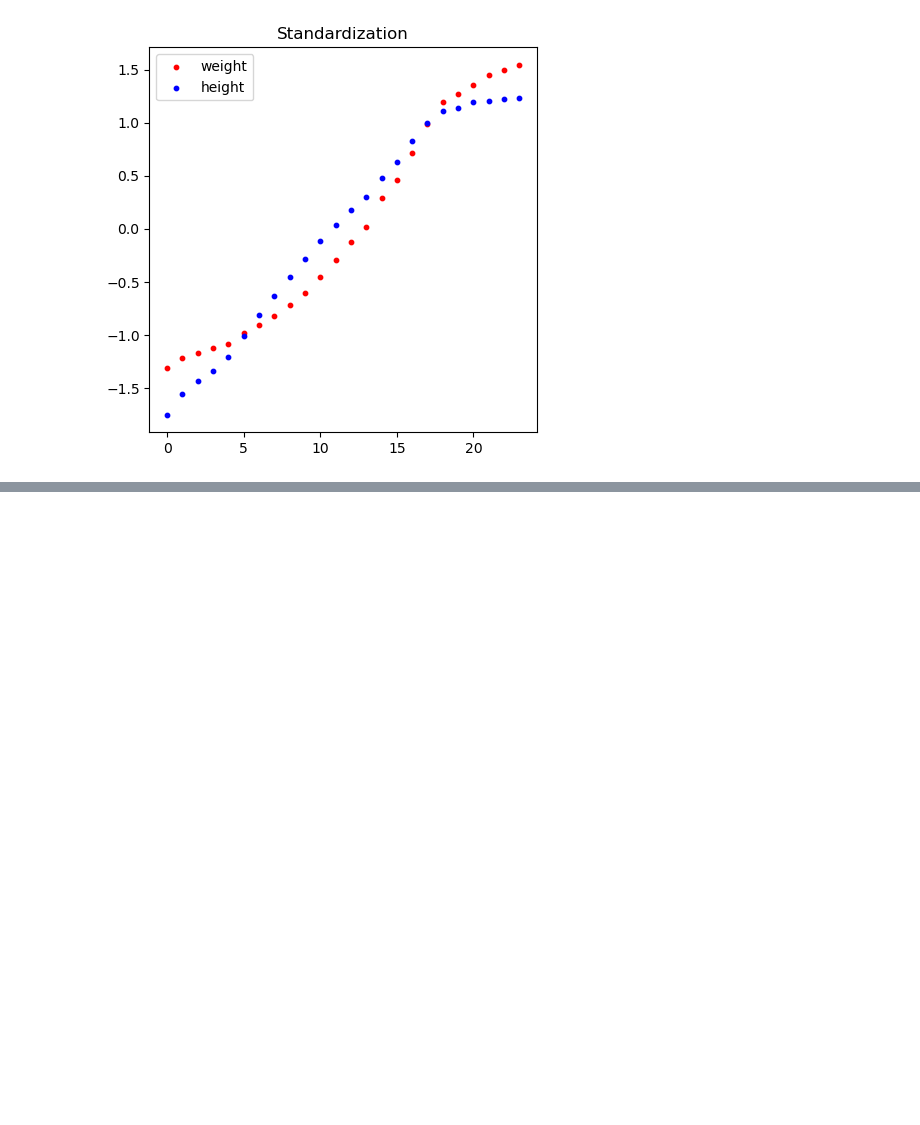
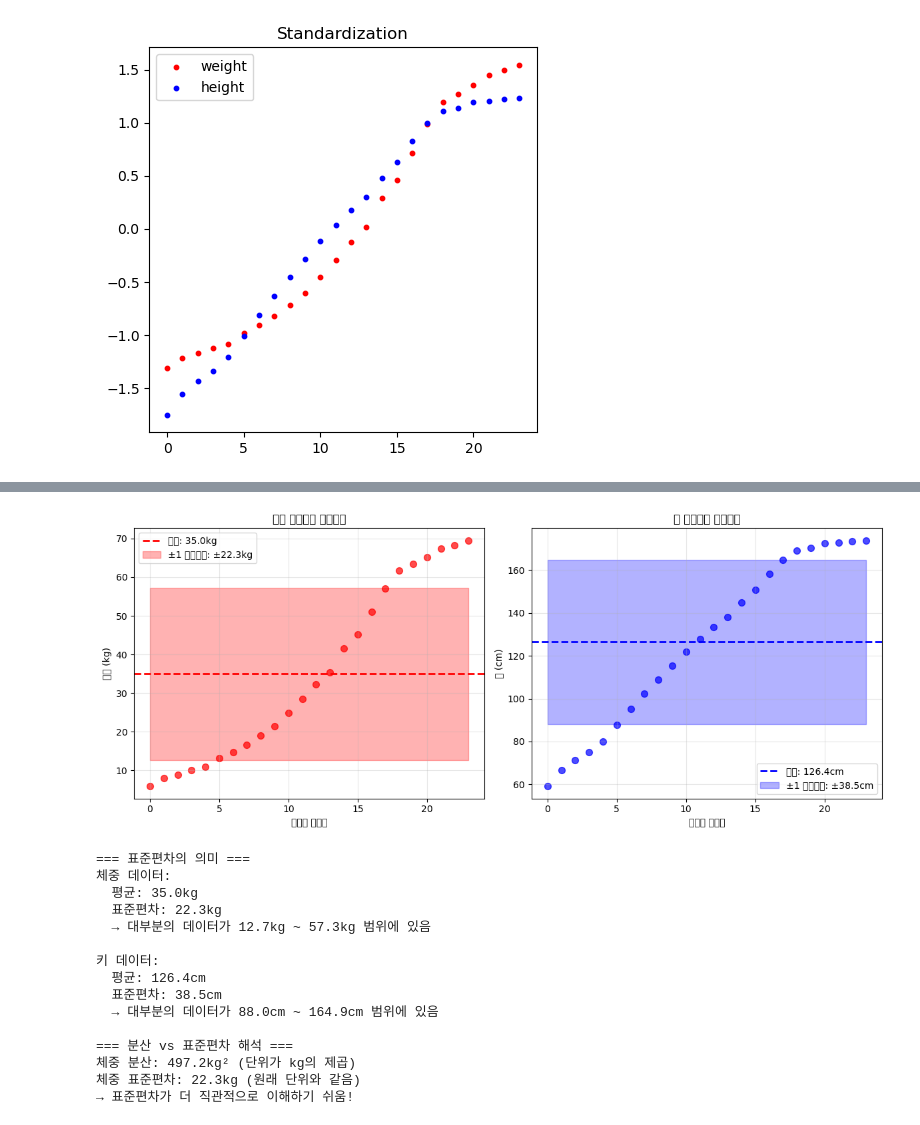
Before and after one commit to zzangdol1029/zzangdol, a Jupyter notebook: apprentice/3주차/lec03_3_normalization_for_student.ipynb, the cells around one changed output, grey strips where cells are left out. Saved outputs shown, nothing was run; the diff lists cells and outputs as text; code cells hidden in the pictures; blank space fills up the shorter version.

```diff
--- a/apprentice/3주차/lec03_3_normalization_for_student.ipynb
+++ b/apprentice/3주차/lec03_3_normalization_for_student.ipynb
@@ -66,0 +148,69 @@ plt.show()
+# %%
+# 시각적으로 분산과 표준편차 이해하기
+import matplotlib.pyplot as plt
+
+# 그래프 생성
+fig, (ax1, ax2) = plt.subplots(1, 2, figsize=(12, 5))
+
+# 체중 데이터 시각화
+ax1.scatter(range(len(weight)), weight, color='red', alpha=0.7, s=50)
+ax1.axhline(y=weight_mean, color='red', linestyle='--', linewidth=2, label=f'평균: {weight_mean:.1f}kg')
+ax1.fill_between(range(len(weight)),
+                 weight_mean - weight_std,
+                 weight_mean + weight_std,
+                 alpha=0.3, color='red', label=f'±1 표준편차: ±{weight_std:.1f}kg')
+ax1.set_title('체중 데이터와 표준편차')
+ax1.set_xlabel('데이터 인덱스')
+ax1.set_ylabel('체중 (kg)')
+ax1.legend()
+ax1.grid(True, alpha=0.3)
+
+# 키 데이터 시각화
+ax2.scatter(range(len(height)), height, color='blue', alpha=0.7, s=50)
+ax2.axhline(y=height_mean, color='blue', linestyle='--', linewidth=2, label=f'평균: {height_mean:.1f}cm')
+ax2.fill_between(range(len(height)),
+                 height_mean - height_std,
+                 height_mean + height_std,
+                 alpha=0.3, color='blue', label=f'±1 표준편차: ±{height_std:.1f}cm')
+ax2.set_title('키 데이터와 표준편차')
+ax2.set_xlabel('데이터 인덱스')
+ax2.set_ylabel('키 (cm)')
+ax2.legend()
+ax2.grid(True, alpha=0.3)
+
+plt.tight_layout()
+plt.show()
+
+# 표준편차의 의미 설명
+print("=== 표준편차의 의미 ===")
+print(f"체중 데이터:")
+print(f"  평균: {weight_mean:.1f}kg")
+print(f"  표준편차: {weight_std:.1f}kg")
+print(f"  → 대부분의 데이터가 {weight_mean-weight_std:.1f}kg ~ {weight_mean+weight_std:.1f}kg 범위에 있음")
+
+print(f"\n키 데이터:")
+print(f"  평균: {height_mean:.1f}cm")
+print(f"  표준편차: {height_std:.1f}cm")
+print(f"  → 대부분의 데이터가 {height_mean-height_std:.1f}cm ~ {height_mean+height_std:.1f}cm 범위에 있음")
+
+print(f"\n=== 분산 vs 표준편차 해석 ===")
+print(f"체중 분산: {weight_variance:.1f}kg² (단위가 kg의 제곱)")
+print(f"체중 표준편차: {weight_std:.1f}kg (원래 단위와 같음)")
+print("→ 표준편차가 더 직관적으로 이해하기 쉬움!")
+# %% [output]
+[figure, added]
+=== 표준편차의 의미 ===
+체중 데이터:
+  평균: 35.0kg
+  표준편차: 22.3kg
+  → 대부분의 데이터가 12.7kg ~ 57.3kg 범위에 있음
+
+키 데이터:
+  평균: 126.4cm
+  표준편차: 38.5cm
+  → 대부분의 데이터가 88.0cm ~ 164.9cm 범위에 있음
+
+=== 분산 vs 표준편차 해석 ===
+체중 분산: 497.2kg² (단위가 kg의 제곱)
+체중 표준편차: 22.3kg (원래 단위와 같음)
+→ 표준편차가 더 직관적으로 이해하기 쉬움!
```
Also changed, not shown: parts of 8 cells of this notebook, 18 other files.
